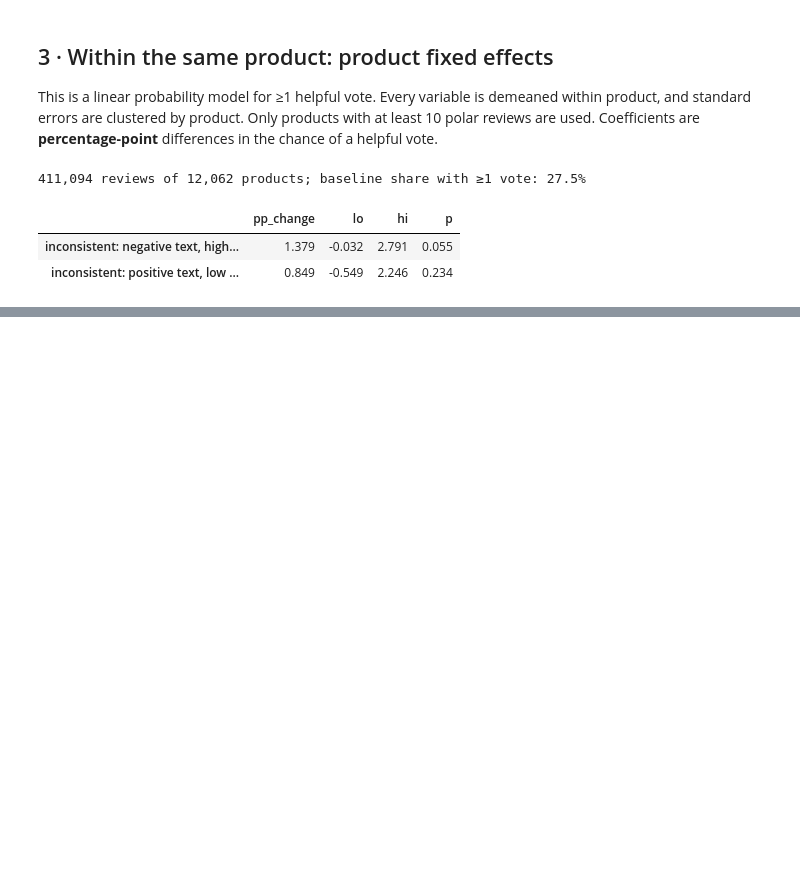
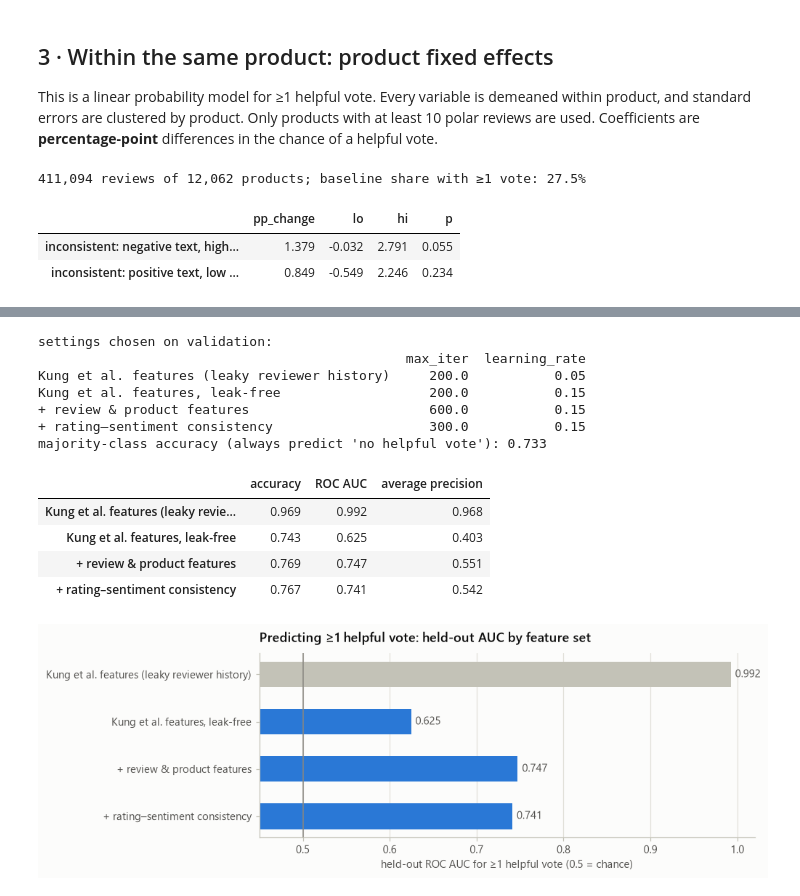
Before and after one commit to sammitbal/rating-sentiment, a Jupyter notebook: notebooks/06_helpfulness.ipynb, the cells around one changed output, grey strips where cells are left out. Drawn from its saved outputs; the diff is of its cells as text; code cells hidden in the pictures; blank space fills up the shorter version.

```diff
--- a/notebooks/06_helpfulness.ipynb
+++ b/notebooks/06_helpfulness.ipynb
@@ -254,0 +209,79 @@ majority-class accuracy (always predict 'no helpful vote'): 0.733
+# %%
+df["has_helpful_int"] = df.has_helpful.astype(int)
+paper_leaky = ["user_mean_helpful_all", "n_images", "timestamp"]
+paper_clean = ["user_prior_mean_helpful", "n_images", "timestamp"]
+review = ["log_words", "has_title", "verified_purchase", "rating", "log_rating_number", "avg_rating",
+          "user_n_reviews"]
+consistency = ["inconsistent", "n_models_reversed", "discrepancy", "text_score", "vader", "textblob", "roberta"]
+feature_sets = {
+    "Kung et al. features (leaky reviewer history)": paper_leaky,
+    "Kung et al. features, leak-free": paper_clean,
+    "+ review & product features": paper_clean + review,
+    "+ rating–sentiment consistency": paper_clean + review + consistency,
+}
+split_ids = {part: load_split(part) for part in ("train", "validation", "test")}
+tr, va, te = (df.index[df.review_id.isin(split_ids[p])] for p in ("train", "validation", "test"))
+assert len(tr) + len(va) + len(te) == len(df), "the three splits must cover every review exactly once"
+y_tr, y_va, y_te = (df.loc[i, "has_helpful_int"] for i in (tr, va, te))
+
+# Settings are chosen on validation only. The grid is small on purpose.
+GRID = [dict(max_iter=m, learning_rate=lr) for m in (200, 300, 600) for lr in (0.05, 0.08, 0.15)]
+
+
+def fit(feats, params):
+    """Train on the training split only."""
+    return HistGradientBoostingClassifier(random_state=0, **params).fit(df.loc[tr, feats].astype(float), y_tr)
+
+
+chosen, validation_rows = {}, []
+for name, feats in feature_sets.items():
+    best = None
+    for params in GRID:
+        m = fit(feats, params)
+        auc = roc_auc_score(y_va, m.predict_proba(df.loc[va, feats].astype(float))[:, 1])
+        validation_rows.append({"feature set": name, **params, "validation AUC": auc})
+        if best is None or auc > best[0]:
+            best = (auc, params)
+    chosen[name] = best[1]
+validation = pd.DataFrame(validation_rows)
+print("settings chosen on validation:")
+print(pd.DataFrame(chosen).T.to_string())
+
+# The test set is scored exactly once, here, with the settings chosen above.
+results = {}
+for name, feats in feature_sets.items():
+    m = fit(feats, chosen[name])
+    p = m.predict_proba(df.loc[te, feats].astype(float))[:, 1]
+    results[name] = {"accuracy": accuracy_score(y_te, p >= 0.5), "ROC AUC": roc_auc_score(y_te, p),
+                     "average precision": average_precision_score(y_te, p)}
+results = pd.DataFrame(results).T
+majority = 1 - y_te.mean()
+print(f"majority-class accuracy (always predict 'no helpful vote'): {majority:.3f}")
+
+fig, ax = plt.subplots(figsize=(8, 3))
+names_ = list(results.index)[::-1]
+colors = [NEUTRAL if "leaky" in n else BLUE for n in names_]
+ax.barh(names_, results.loc[names_, "ROC AUC"], height=0.55, color=colors)
+for i, n in enumerate(names_):
+    ax.text(results.loc[n, "ROC AUC"] + 0.005, i, f"{results.loc[n, 'ROC AUC']:.3f}", va="center", color=INK_2)
+ax.axvline(0.5, color=MUTED, linewidth=1)
+ax.set_xlim(0.45, 1.02)
+ax.set_xlabel("held-out ROC AUC for ≥1 helpful vote (0.5 = chance)")
+ax.set_title("Predicting ≥1 helpful vote: held-out AUC by feature set")
+ax.grid(axis="y", visible=False)
+savefig(fig, "06_prediction_auc")
+results.round(3)
+# %% [output]
+settings chosen on validation:
+                                               max_iter  learning_rate
+Kung et al. features (leaky reviewer history)     200.0           0.05
+Kung et al. features, leak-free                   200.0           0.15
++ review & product features                       600.0           0.15
++ rating–sentiment consistency                    300.0           0.15
+majority-class accuracy (always predict 'no helpful vote'): 0.733
+|  | accuracy | ROC AUC | average precision |
+| Kung et al. features (leaky revie... | 0.969 | 0.992 | 0.968 |
+| Kung et al. features, leak-free | 0.743 | 0.625 | 0.403 |
+| + review & product features | 0.769 | 0.747 | 0.551 |
+| + rating–sentiment consistency | 0.767 | 0.741 | 0.542 |
+[figure, added]
```
Also changed, not shown: parts of 3 cells of this notebook, 13 other files.
